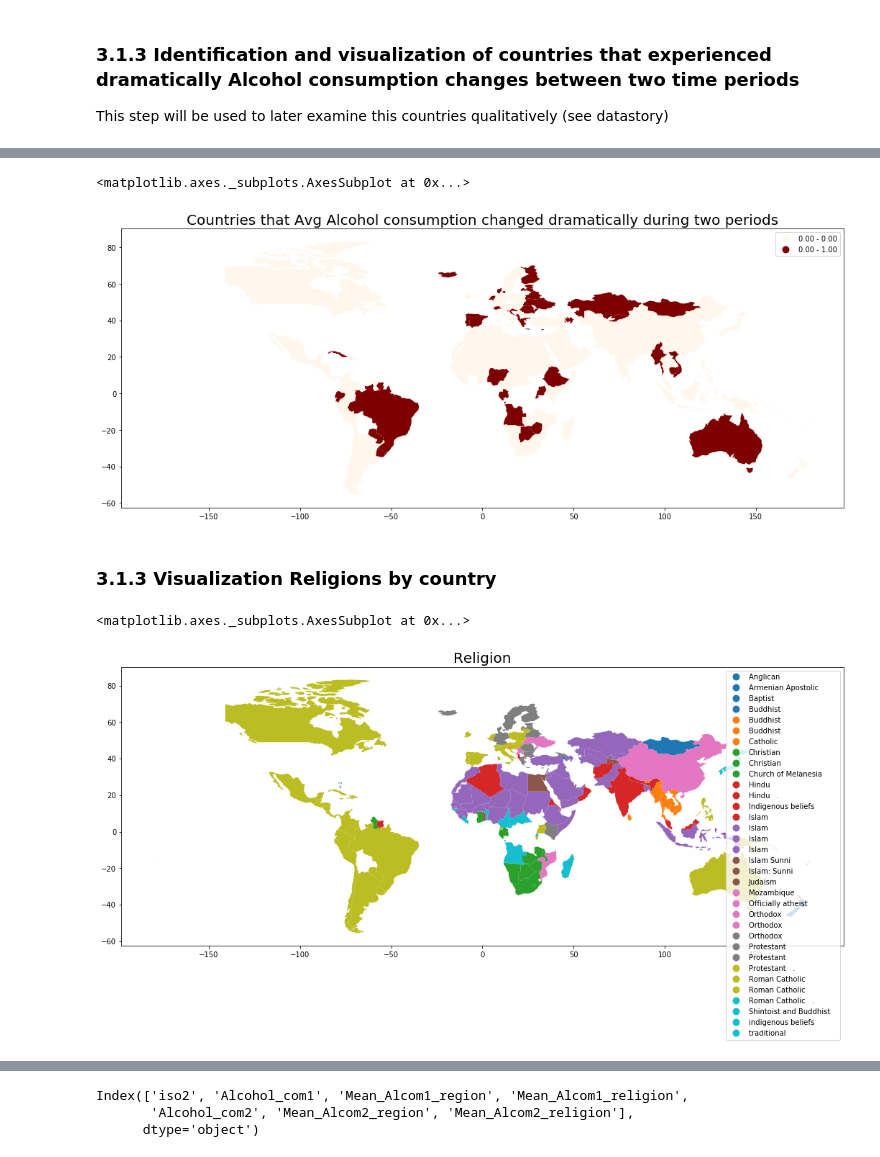
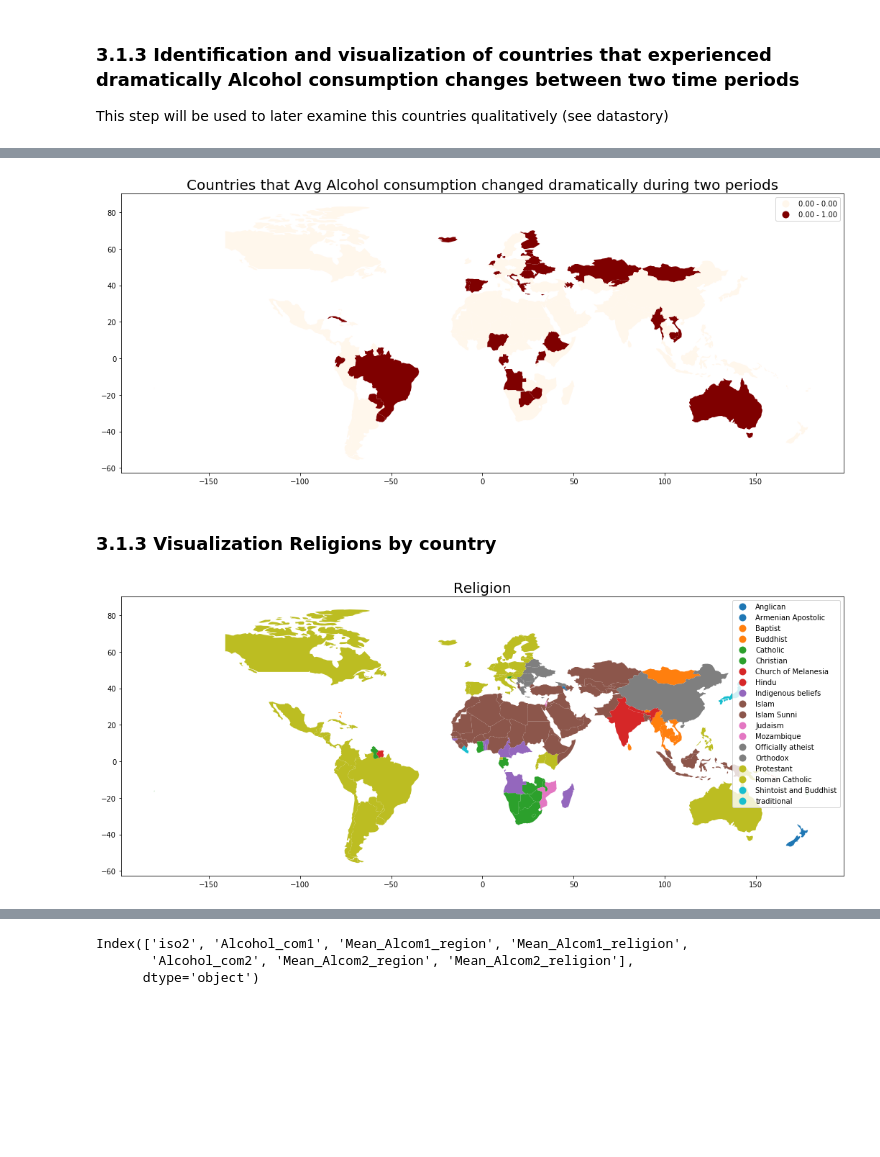
Before and after one commit to TomasTurner/Notorious_ADA_Projet_2019, a Jupyter notebook: src/Final_notebook.ipynb, the cells around one changed output, grey strips where cells are left out. Saved outputs shown, nothing was run; the diff lists cells and outputs as text; code cells hidden in the pictures; blank space fills up the shorter version.

Commit message:
code runs, religion dataset sanitized, code shorter and structured

```diff
--- a/src/Final_notebook.ipynb
+++ b/src/Final_notebook.ipynb
@@ -157,0 +172,3 @@ df_consumption.to_csv(projectdata_PATH + "Consumption_final.csv", index=False, s
+# %%
+df_consumption = pd.read_csv(dataprocessed_PATH + "Consumption_final.csv").set_index('Country')
+df_consumption.head()
@@ -386,16 +270,0 @@ cdata.head()
-# %%
-# Split consumption value and 95%CI
-# Preprocess consumption file's
-df_consumption = pd.read_csv("../data/projectdata/Consumption_namecleaned.csv", header=0, sep=',', names=['Country', '2015-2017', '2009-2011'])
-df_consumption.head()
-df_consumption['Alcohol_per_capita_2015-2017'], df_consumption['Alcohol_per_capita_2015-2017_95%CI'] = df_consumption['2015-2017'].str.split('[', 1).str
-df_consumption['Alcohol_per_capita_2009-2011'], df_consumption['Alcohol_per_capita_2009-2011_95%CI'] = df_consumption['2009-2011'].str.split('[', 1).str
-df_consumption = df_consumption[['Country', 'Alcohol_per_capita_2015-2017', 'Alcohol_per_capita_2015-2017_95%CI', 'Alcohol_per_capita_2009-2011', 'Alcohol_per_capita_2009-2011_95%CI']]
-for row in df_consumption.iterrows():
-    if isinstance(row[1][2], str):
-        row[1][2] = row[1][2].replace("]", "")
-    if isinstance(row[1][4], str):
-        row[1][4] = row[1][4].replace("]", "")
-df_consumption = df_consumption[1:]
-df_consumption.to_csv("../data/projectdata/Consumption_final.csv", index=False, header=None, sep=',')
-df_consumption.head(10)
@@ -552,0 +394,6 @@ df_hdr.index = as_list
+# %%
+# Add latitude and longitude into country list
+process_countries(dataprocessed_PATH + "Country_list.csv", dataprocessed_PATH + "Country_list_lat_long_final.csv")
+df_country_location = pd.read_csv(dataprocessed_PATH + 'Country_list_lat_long_final.csv', sep=',')
+df_country_location=df_country_location.set_index('Country').drop(labels='Number',axis=1)
+df_country_location.head()
@@ -812,20 +577,17 @@ world.plot(column='change_label',
 #            legend_kwds={'labels': "Avg Alcohol_2015-2017 by Country",'legend': "horizontal"})
            cmap='OrRd',
            scheme='quantiles')
+plt.show()
 # %% [output]
-<matplotlib.axes._subplots.AxesSubplot at 0x...>
 [figure]
 # %% [markdown]
 ### 3.1.3 Visualization Religions by country
 # %%
-# Plot Religions division for countries
-import matplotlib.pylab as pylab
+# plot religions division for countries
 pylab.rcParams['figure.figsize'] = 18, 18
 fig, ax = plt.subplots(1, 1)
 ax.set_title("Religion", fontsize=20)
-world.plot(column='Religion',
-           ax=ax,
-           legend=True)
+world.plot(column='Religion', ax=ax, legend=True)
+plt.show()
 # %% [output]
-<matplotlib.axes._subplots.AxesSubplot at 0x...>
-[figure, old version]
+[figure, new version]
```
Also changed, not shown: parts of 103 cells of this notebook, 46 other files.
